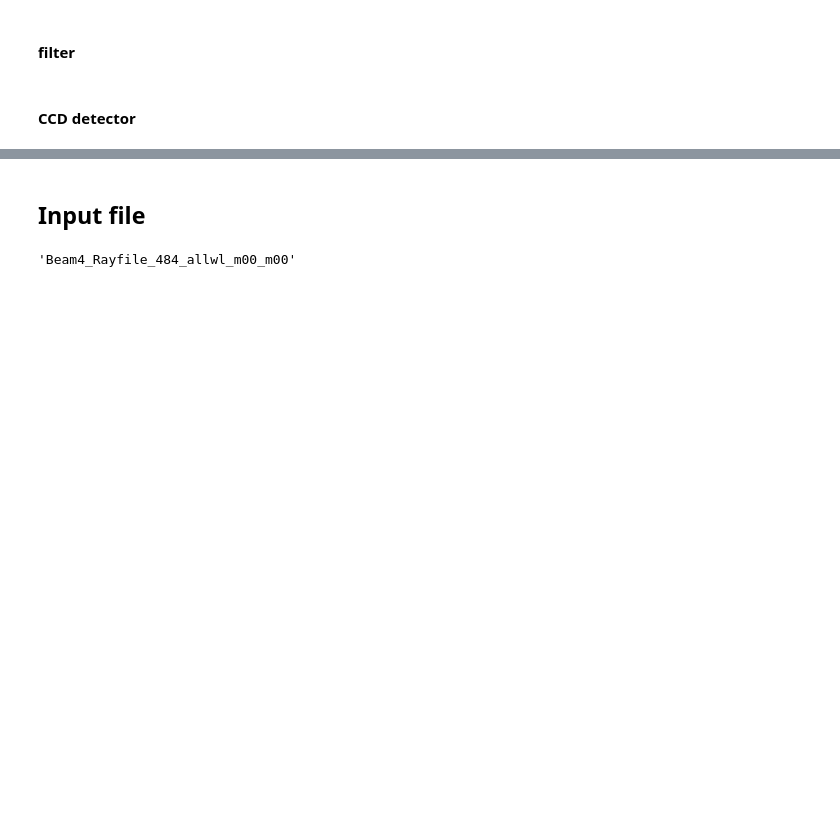
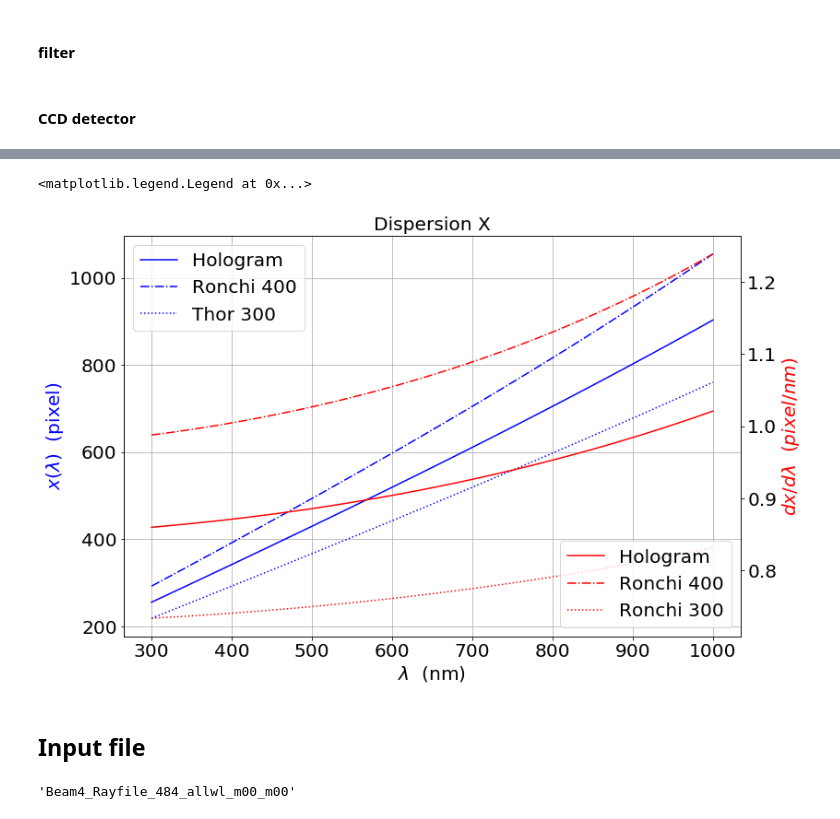
Before and after one commit to sylvielsstfr/OpticSimWthB4, a Jupyter notebook: DrawPSF/notebooks/DrawResolution_FWHM.ipynb, the cells around one changed output, grey strips where cells are left out. Cells and saved outputs as stored; diff of their text form; code cells hidden in the pictures; blank space fills up the shorter version.

```diff
--- a/DrawPSF/notebooks/DrawResolution_FWHM.ipynb
+++ b/DrawPSF/notebooks/DrawResolution_FWHM.ipynb
@@ -120,3 +143,39 @@ ax1.grid()
+# %%
+fig, ax1 = plt.subplots(figsize=(12,8))
+WL=np.linspace(300.,1000.,100)
+a=1/350.*mm_to_micr
+D=58*mm_to_micr
+
+Y1=Dispersion(WL*nm_to_micr,a,D)/Det_xpic   # pixel
+Y1400=Dispersion(WL*nm_to_micr,1/400.*mm_to_micr,D)/Det_xpic   # pixel
+Y1300=Dispersion(WL*nm_to_micr,1/300.*mm_to_micr,D)/Det_xpic   # pixel
+ax1.plot(WL,Y1,"b",label="Hologram")
+ax1.plot(WL,Y1400,"b-.",label="Ronchi 400")
+ax1.plot(WL,Y1300,"b:",label="Thor 300")
+
+ax1.set_xlabel("$\lambda$  (nm)")
+ax1.set_ylabel("$x(\lambda)$  (pixel)",color="blue")
+ax1.set_title("Dispersion X")
+ax1.legend(loc="upper left")
+ax1.grid()
+
+ax2 = ax1.twinx()  # instantiate a second axes that shares the same x-axis
+
+Y2=Dispersion_Rate(WL*nm_to_micr,a,D)/Det_xpic*1e-3   # pixel per nm
+ax2.plot(WL, Y2,"r",label="Hologram")
+Y2400=Dispersion_Rate(WL*nm_to_micr,1/400.*mm_to_micr,D)/Det_xpic*1e-3   # pixel per nm
+Y2300=Dispersion_Rate(WL*nm_to_micr,1/300.*mm_to_micr,D)/Det_xpic*1e-3   # pixel per nm
+ax2.plot(WL, Y2400,"r-.",label="Ronchi 400")
+ax2.plot(WL, Y2300,"r:",label="Ronchi 300")
+
+ax2.set_xlabel("$\lambda$  (nm)")
+ax2.set_ylabel("$dx/d\lambda$  ($pixel/nm$)",color="red")
+#ax2.set_title("Dispersion rate")
+ax2.legend(loc="lower right")
+#ax2.grid()
+# %% [output]
+<matplotlib.legend.Legend at 0x...>
+[figure, added]
 # %%
 #WL=np.arange(300,1000,10)
 #dXdWL=Dispersion_Rate(WL*1e-3,LINE_PITCH,Z)
```
Also changed, not shown: parts of 9 cells of this notebook, 3 other files.
